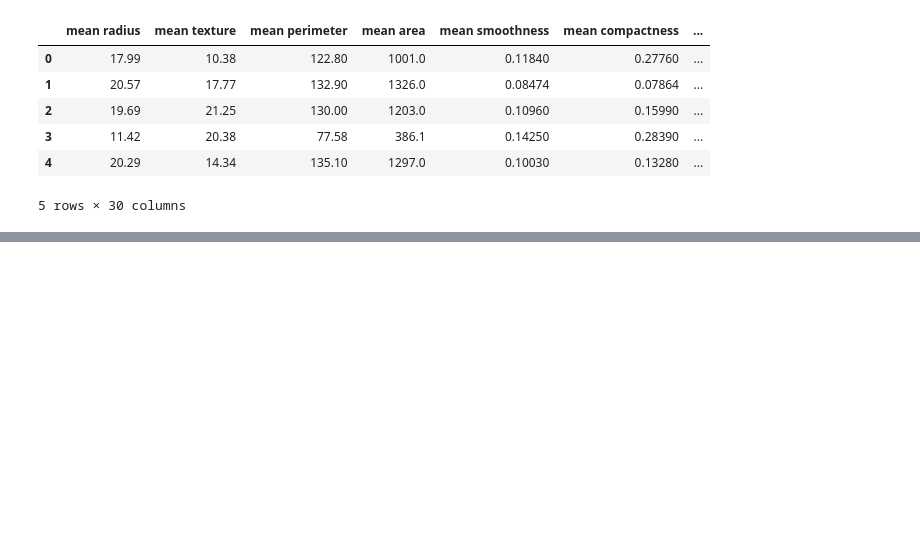
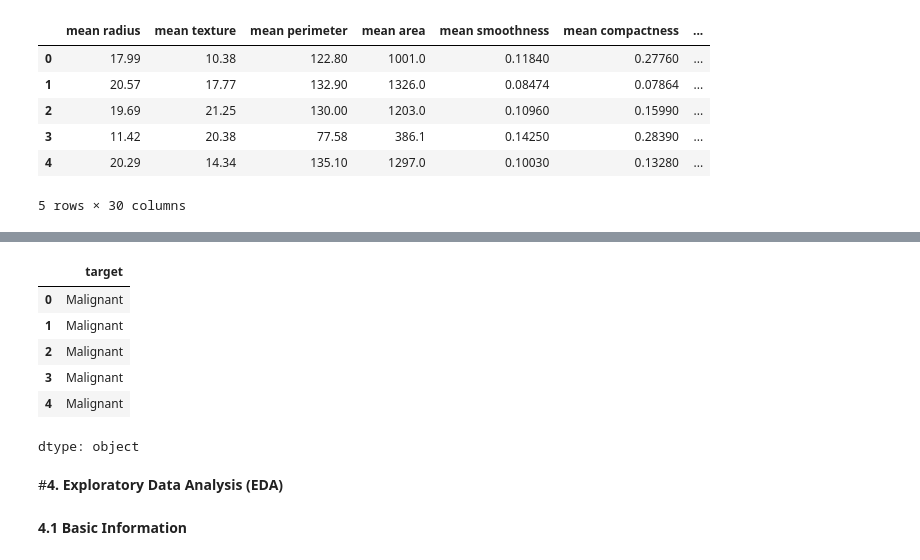
Before and after one commit to sabithamanoj/breast-cancer-ml-pipeline, a Jupyter notebook: breast_cancer_ml_analysis.ipynb, the cells around one changed output, grey strips where cells are left out. Saved outputs shown, nothing was run; the diff lists cells and outputs as text; code cells hidden in the pictures; blank space fills up the shorter version.

```diff
--- a/breast_cancer_ml_analysis.ipynb
+++ b/breast_cancer_ml_analysis.ipynb
@@ -92,0 +114,21 @@ X.head()
+# %%
+target_names = {
+    0: "Malignant",
+    1: "Benign"
+}
+
+y_labels = y.map(target_names)
+
+y_labels.head()
+# %% [output]
+|  | target |
+| 0 | Malignant |
+| 1 | Malignant |
+| 2 | Malignant |
+| 3 | Malignant |
+| 4 | Malignant |
+dtype: object
+# %% [markdown]
+#**4. Exploratory Data Analysis (EDA)**
+# %% [markdown]
+**4.1 Basic Information**
```
Also changed, not shown: parts of 14 cells of this notebook.
